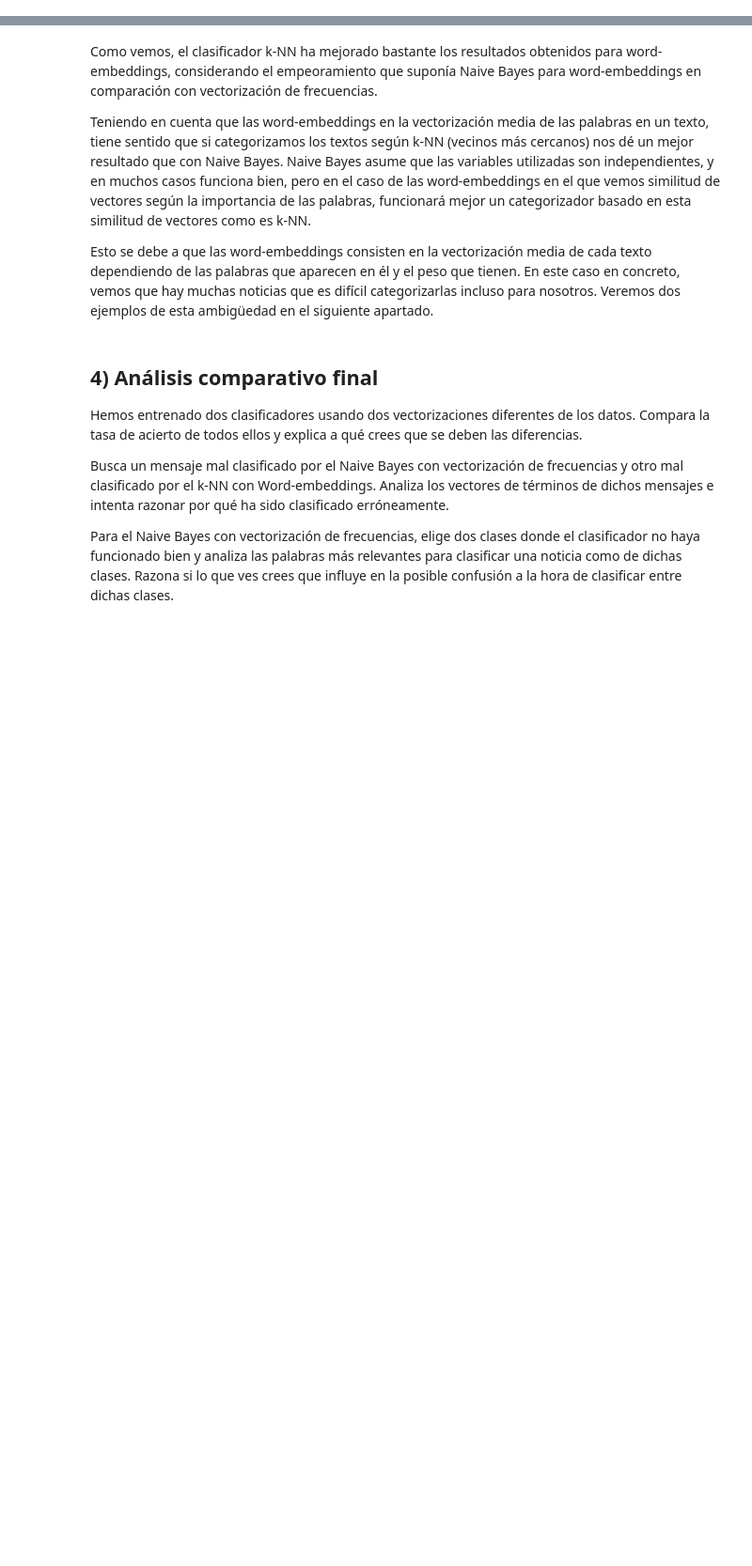
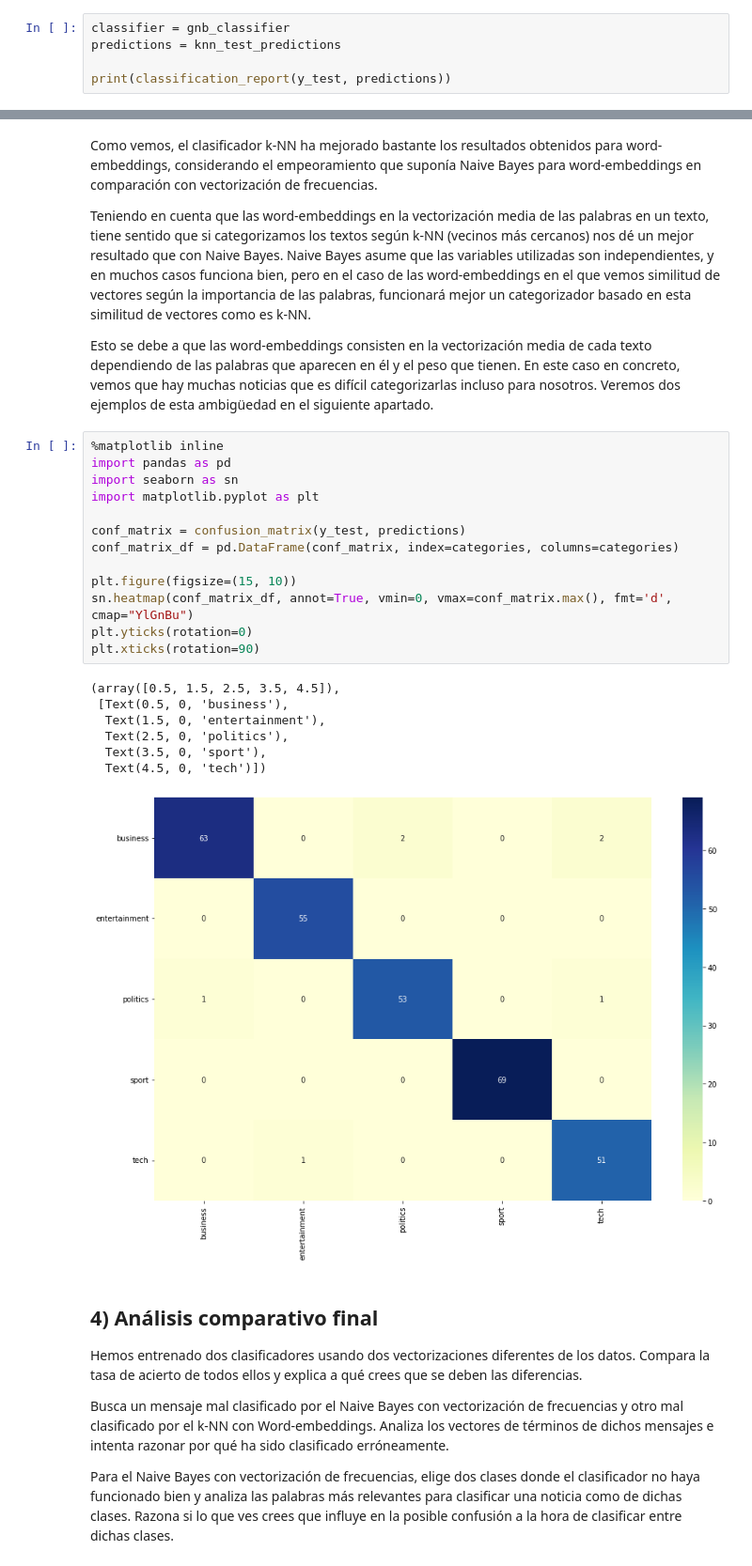
Before and after one commit to mario-sanz/IA2-Practicas, a Jupyter notebook: Lab2/P2.1-Clasif_de_texto.ipynb, the cells around one changed output, grey strips where cells are left out. Shown at 94% size. Saved outputs shown, nothing was run; the diff lists cells and outputs as text; blank space fills up the shorter version.

```diff
--- a/Lab2/P2.1-Clasif_de_texto.ipynb
+++ b/Lab2/P2.1-Clasif_de_texto.ipynb
@@ -573,3 +575,8 @@ print("k-NN, porcentaje de aciertos en test:", np.mean(knn_test_predictions == y
 # %% [output]
 k-NN, porcentaje de aciertos en entrenamiento: 0.9723154362416108
 k-NN, porcentaje de aciertos en test: 0.9765100671140939
+# %%
+classifier = gnb_classifier
+predictions = knn_test_predictions
+
+print(classification_report(y_test, predictions))
@@ -579,6 +598,27 @@ Como vemos, el clasificador k-NN ha mejorado bastante los resultados obtenidos p
 Teniendo en cuenta que las word-embeddings en la vectorización media de las palabras en un texto, tiene sentido que si categorizamos los textos según k-NN (vecinos más cercanos) nos dé un mejor resultado que con Naive Bayes. Naive Bayes asume que las variables utilizadas son independientes, y en muchos casos funciona bien, pero en el caso de las word-embeddings en el que vemos similitud de vectores según la importancia de las palabras, funcionará mejor un categorizador basado en esta similitud de vectores como es k-NN.
 
 Esto se debe a que las word-embeddings consisten en la vectorización media de cada texto dependiendo de las palabras que aparecen en él y el peso que tienen. En este caso en concreto, vemos que hay muchas noticias que es difícil categorizarlas incluso para nosotros. Veremos dos ejemplos de esta ambigüedad en el siguiente apartado.
+# %%
+%matplotlib inline
+import pandas as pd
+import seaborn as sn
+import matplotlib.pyplot as plt
+
+conf_matrix = confusion_matrix(y_test, predictions)
+conf_matrix_df = pd.DataFrame(conf_matrix, index=categories, columns=categories)
+
+plt.figure(figsize=(15, 10))
+sn.heatmap(conf_matrix_df, annot=True, vmin=0, vmax=conf_matrix.max(), fmt='d', cmap="YlGnBu")
+plt.yticks(rotation=0)
+plt.xticks(rotation=90)
+# %% [output]
+(array([0.5, 1.5, 2.5, 3.5, 4.5]),
+ [Text(0.5, 0, 'business'),
+  Text(1.5, 0, 'entertainment'),
+  Text(2.5, 0, 'politics'),
+  Text(3.5, 0, 'sport'),
+  Text(4.5, 0, 'tech')])
+[figure, added]
 # %% [markdown]
 ## 4) Análisis comparativo final
 
```
Also changed, not shown: parts of 17 cells of this notebook.
